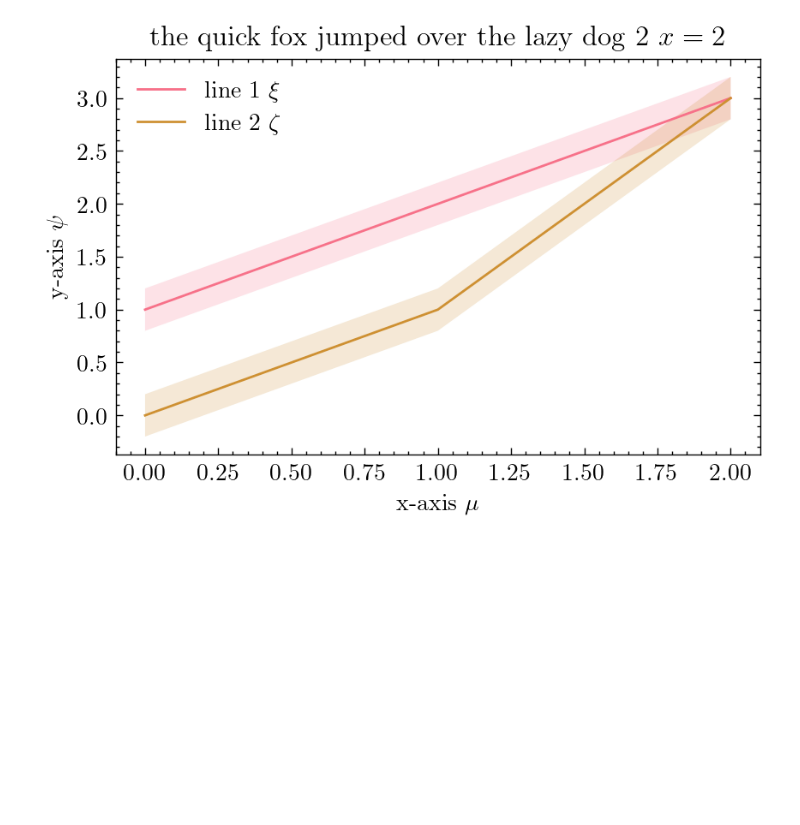
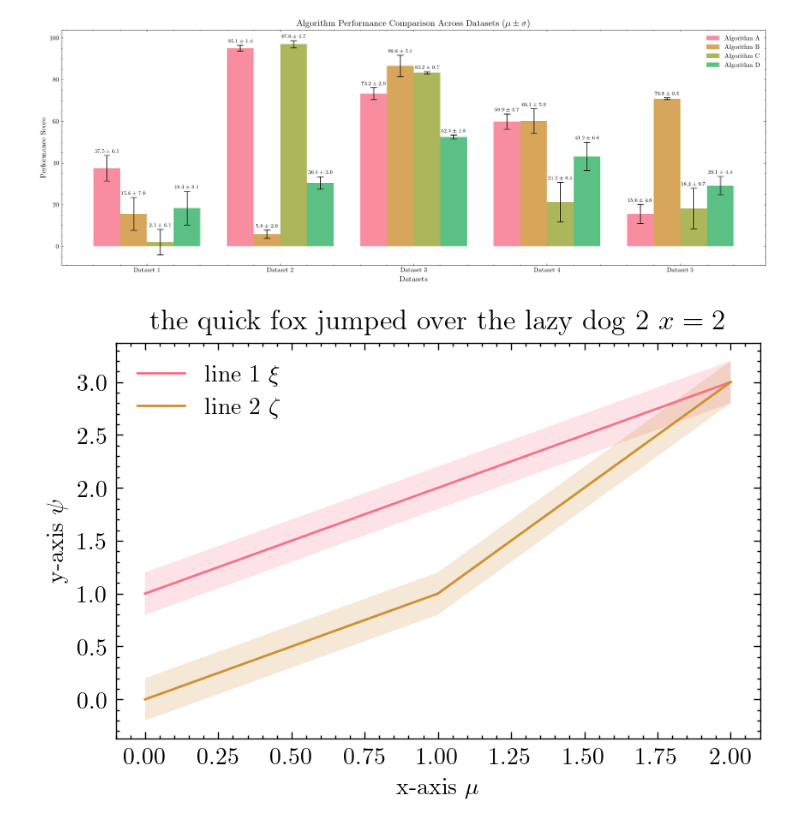
Before and after one commit to ezhang7423/toolkit, a Jupyter notebook: mpl/plot.ipynb, the cells around one changed output. Cells and saved outputs as stored; diff of their text form; code cells hidden in the pictures; blank space fills up the shorter version.

```diff
--- a/mpl/plot.ipynb
+++ b/mpl/plot.ipynb
@@ -69,6 +69,79 @@ np.set_printoptions(precision=4, suppress=True)
 
 # plt.style.library["science"]
 ########################################3
+# %%
+import numpy as np
+import matplotlib.pyplot as plt
+
+# Sample data
+algorithms = ["Algorithm A", "Algorithm B", "Algorithm C", "Algorithm D"]
+datasets = ["Dataset 1", "Dataset 2", "Dataset 3", "Dataset 4", "Dataset 5"]
+
+# Random performance scores and standard deviations (replace with your actual data)
+np.random.seed(42)
+performance = np.random.rand(len(algorithms), len(datasets)) * 100 # size: (4, 5)
+std_dev = np.random.rand(len(algorithms), len(datasets)) * 10
+
+# Set up the plot
+fig, ax = plt.subplots(figsize=(16, 6))
+
+# Set width of bars
+bar_width = 0.2
+
+# Set positions of the bars on X axis
+r = np.arange(len(datasets))
+
+# Create bars and error bars
+for i in range(len(algorithms)):
+    ax.bar(
+        r + i * bar_width,
+        performance[i],
+        width=bar_width,
+        label=algorithms[i],
+        alpha=0.8,
+    )
+    ax.errorbar(
+        r + i * bar_width,
+        performance[i],
+        yerr=std_dev[i],
+        fmt="none",
+        ecolor="black",
+        capsize=5,
+    )
+
+# Customize the plot
+ax.set_xlabel("Datasets", fontweight="bold", fontsize=12)
+ax.set_ylabel("Performance Score", fontweight="bold", fontsize=12)
+ax.set_title(
+    "Algorithm Performance Comparison Across Datasets $(\mu \pm \sigma)$", fontweight="bold", fontsize=14
+)
+ax.set_xticks(r + bar_width * (len(algorithms) - 1) / 2)
+ax.set_xticklabels(datasets)
+ax.legend()
+
+# Add value labels on the bars
+for i in range(len(algorithms)):
+    for j in range(len(datasets)):
+        ax.text(
+            r[j] + i * bar_width,
+            performance[i][j] + std_dev[i][j] + 1,
+            f"{performance[i][j]:.1f} ± {std_dev[i][j]:.1f}",
+            # f"{performance[i][j]:.1f}",
+            # f"{performance[i][j]:.1f}\n± {std_dev[i][j]:.1f}",
+            ha="center",
+            va="bottom",
+            fontsize=8,
+            rotation=0,
+        )
+
+# Adjust the top of the plot to make room for rotated labels
+plt.subplots_adjust(top=0.9)
+
+# Show the plot
+plt.tight_layout()
+plt.show()
+# %% [output]
+[figure, added]
 # %%
 import numpy as np
 
```
Also changed, not shown: 6 other files.
